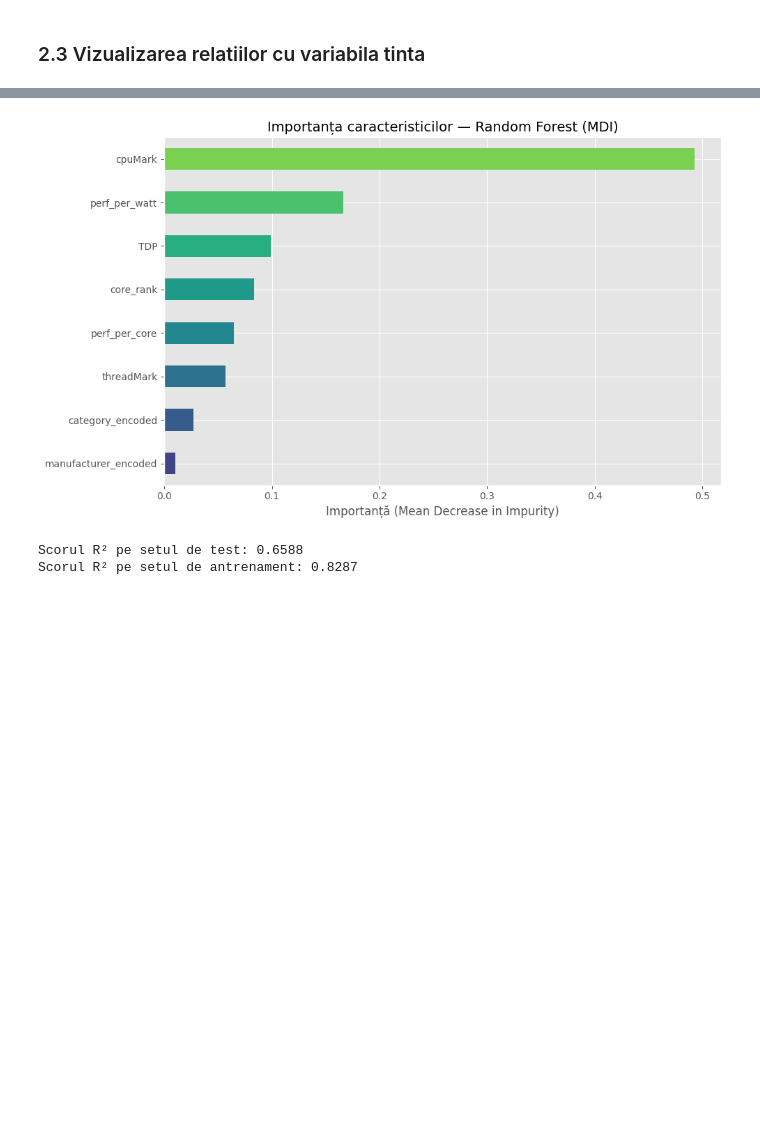
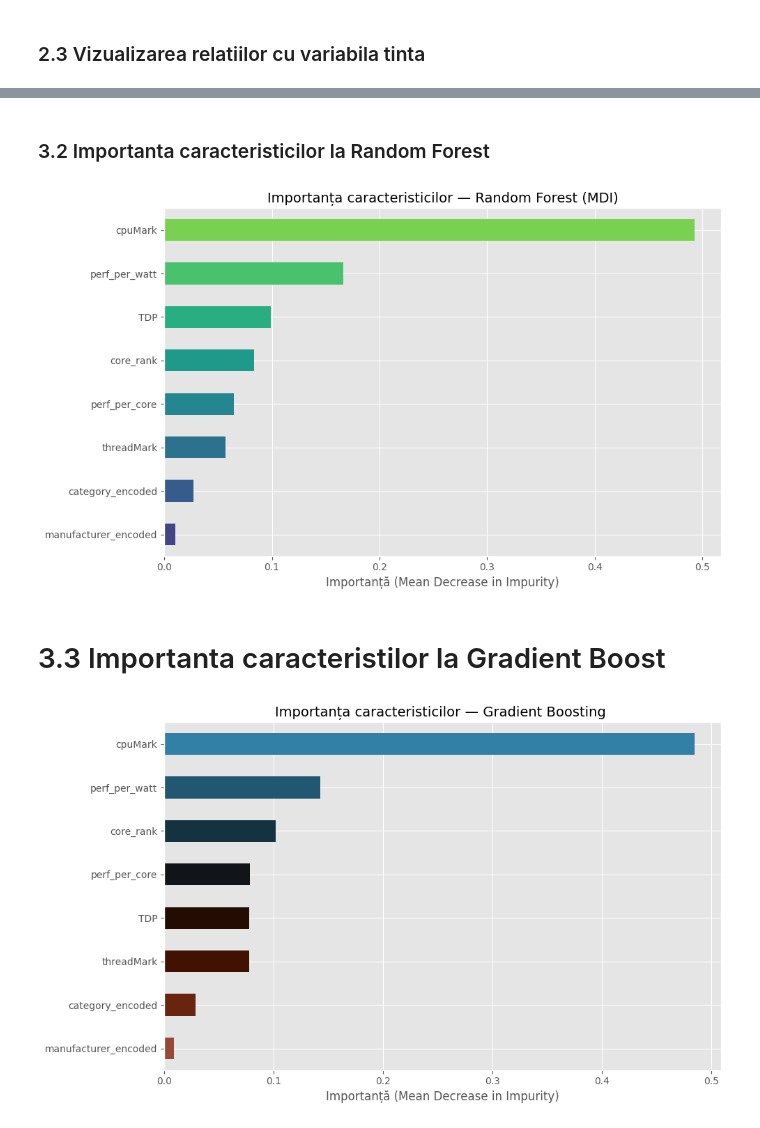
Before and after one commit to Madachii/sisteme-inteligente, a Jupyter notebook: src/notebook.ipynb, the cells around one changed output, grey strips where cells are left out. Saved outputs shown, nothing was run; the diff lists cells and outputs as text; code cells hidden in the pictures; blank space fills up the shorter version.

```diff
--- a/src/notebook.ipynb
+++ b/src/notebook.ipynb
@@ -259,3 +310,5 @@ plt.show()
+# %% [markdown]
+### 3.2 Importanta caracteristicilor la Random Forest
 # %%
 feature_cols = ['cpuMark', 'threadMark', 'TDP',
                 'perf_per_core', 'perf_per_watt',
@@ -288,10 +341,54 @@ plt.title('Importanța caracteristicilor — Random Forest (MDI)', fontsize=14)
 plt.xlabel('Importanță (Mean Decrease in Impurity)')
 plt.tight_layout()
 plt.show()
-
-print(f'\nScorul R² pe setul de test: {rf.score(X_test, y_test):.4f}')
-print(f'Scorul R² pe setul de antrenament: {rf.score(X_train, y_train):.4f}')
 # %% [output]
 [figure]
-Scorul R² pe setul de test: 0.6588
-Scorul R² pe setul de antrenament: 0.8287
+# %% [markdown]
+# 3.3 Importanta caracteristilor la Gradient Boost
+# %%
+feature_cols = ['cpuMark', 'threadMark', 'TDP',
+                'perf_per_core', 'perf_per_watt',
+                'core_rank', 'manufacturer_encoded', 'category_encoded']
+
+df_model = df_fe.dropna()
+X = df_model[feature_cols]
+y = df_model['log_price']
+
+X_train, X_test, y_train, y_test = train_test_split(
+    X, y, test_size=0.2, random_state=33550336
+)
+
+gb = GradientBoostingRegressor(
+    n_estimators=200,
+    max_depth=5,
+    learning_rate=0.1,
+    min_samples_split=10,
+    min_samples_leaf=4,
+    random_state=33550336
+)
+
+gb.fit(X_train, y_train)
+
+importances_gb = pd.Series(gb.feature_importances_, index=feature_cols)
+importances_gb = importances_gb.sort_values(ascending=True)
+
+plt.figure(figsize=(10, 6))
+colors = plt.cm.berlin_r(np.linspace(0.2, 0.8, len(importances_gb)))
+importances_gb.plot(kind='barh', color=colors)
+plt.title('Importanța caracteristicilor — Gradient Boosting ', fontsize=14)
+plt.xlabel('Importanță (Mean Decrease in Impurity)')
+plt.tight_layout()
+plt.show()
+
+
+# y_pred_log_gb = gb.predict(X_test)
+# r2_gb = r2_score(y_test, y_pred_log_gb)
+# mae_gb = mean_absolute_error(np.expm1(y_test), np.expm1(y_pred_log_gb))
+# rmse_gb = np.sqrt(mean_squared_error(np.expm1(y_test), np.expm1(y_pred_log_gb)))
+# mape_gb = np.mean(np.abs((np.expm1(y_test) - np.expm1(y_pred_log_gb)) / np.expm1(y_test))) * 100
+# print(f'R² test: {r2_gb:.4f}')
+# print(f'MAE: {mae_gb:.2f} RON')
+# print(f'RMSE: {rmse_gb:.2f} RON')
+# print(f'MAPE: {mape_gb:.2f}%')
+# %% [output]
+[figure, added]
```
Also changed, not shown: parts of 17 cells of this notebook.
